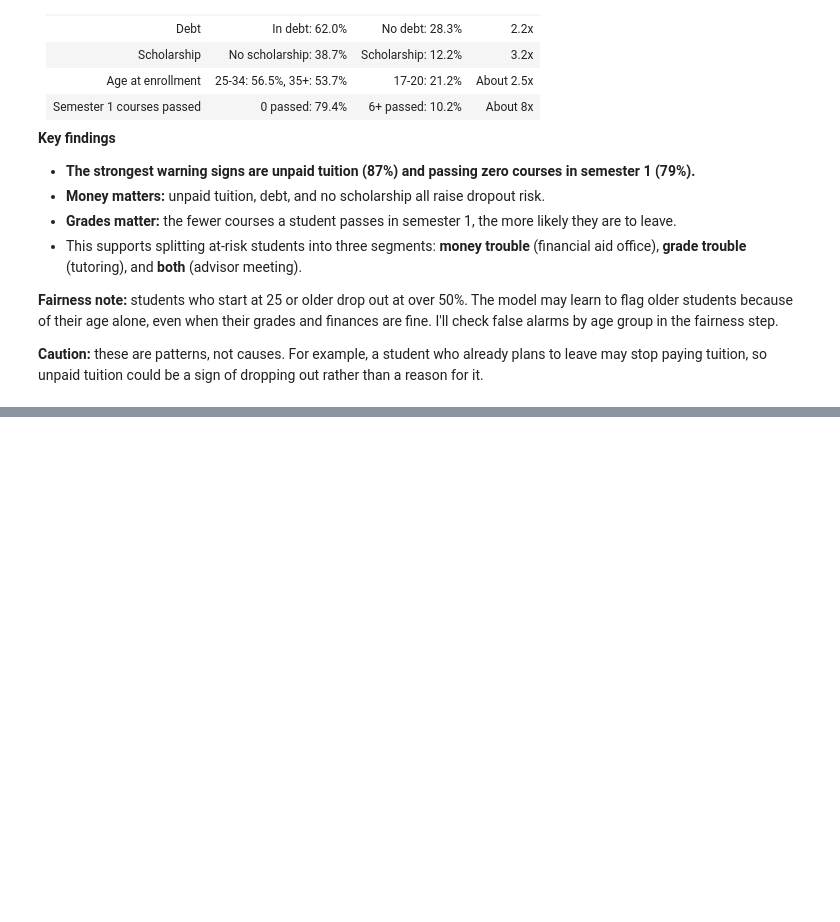
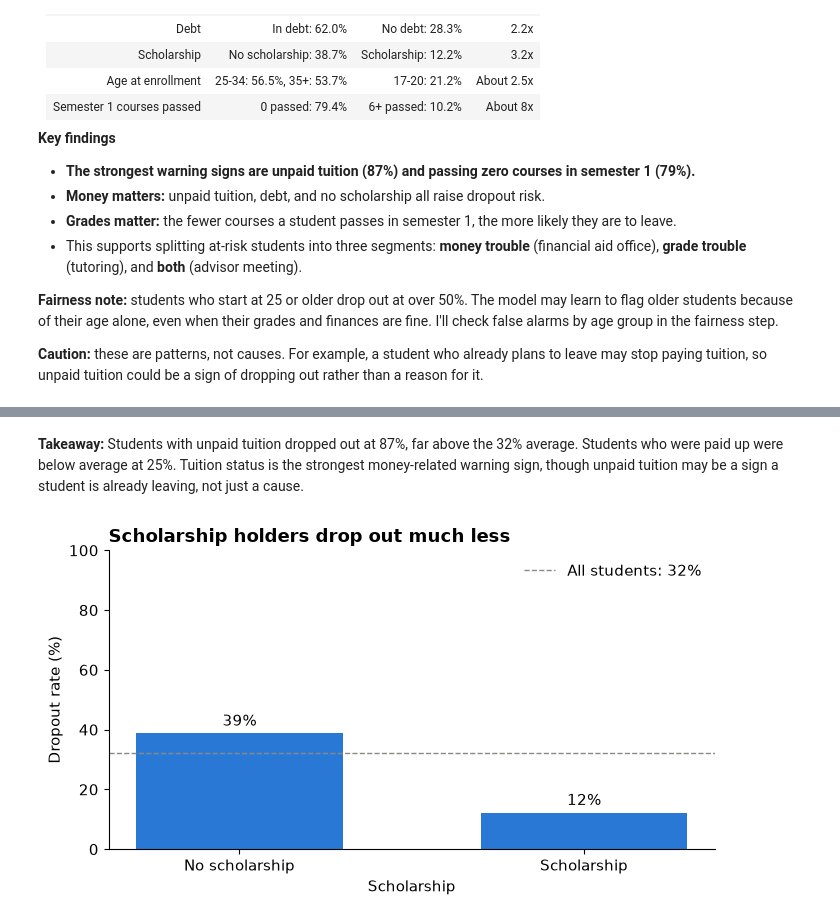
Before and after one commit to asthram08/student-dropout-risk-fairness, a Jupyter notebook: notebooks/01_explore.ipynb, the cells around one changed output, grey strips where cells are left out. Cells and saved outputs as stored; diff of their text form; code cells hidden in the pictures; blank space fills up the shorter version.

```diff
--- a/notebooks/01_explore.ipynb
+++ b/notebooks/01_explore.ipynb
@@ -232,0 +291,8 @@ About 1 in 3 students (32%) dropped out overall, but the rate varies a lot by gr
+# %% [markdown]
+**Takeaway:** Students with unpaid tuition dropped out at 87%, far above the 32% average. Students who were paid up were below average at 25%. Tuition status is the strongest money-related warning sign, though unpaid tuition may be a sign a student is already leaving, not just a cause.
+# %%
+rates = df.groupby('Scholarship holder')['dropout'].mean() * 100
+rates.index = rates.index.map({0: 'No scholarship', 1: 'Scholarship'})
+rate_chart(rates, 'Scholarship holders drop out much less', 'Scholarship', '3_scholarship.png')
+# %% [output]
+[figure, added]
```
Also changed, not shown: parts of 13 cells of this notebook, 6 other files.
